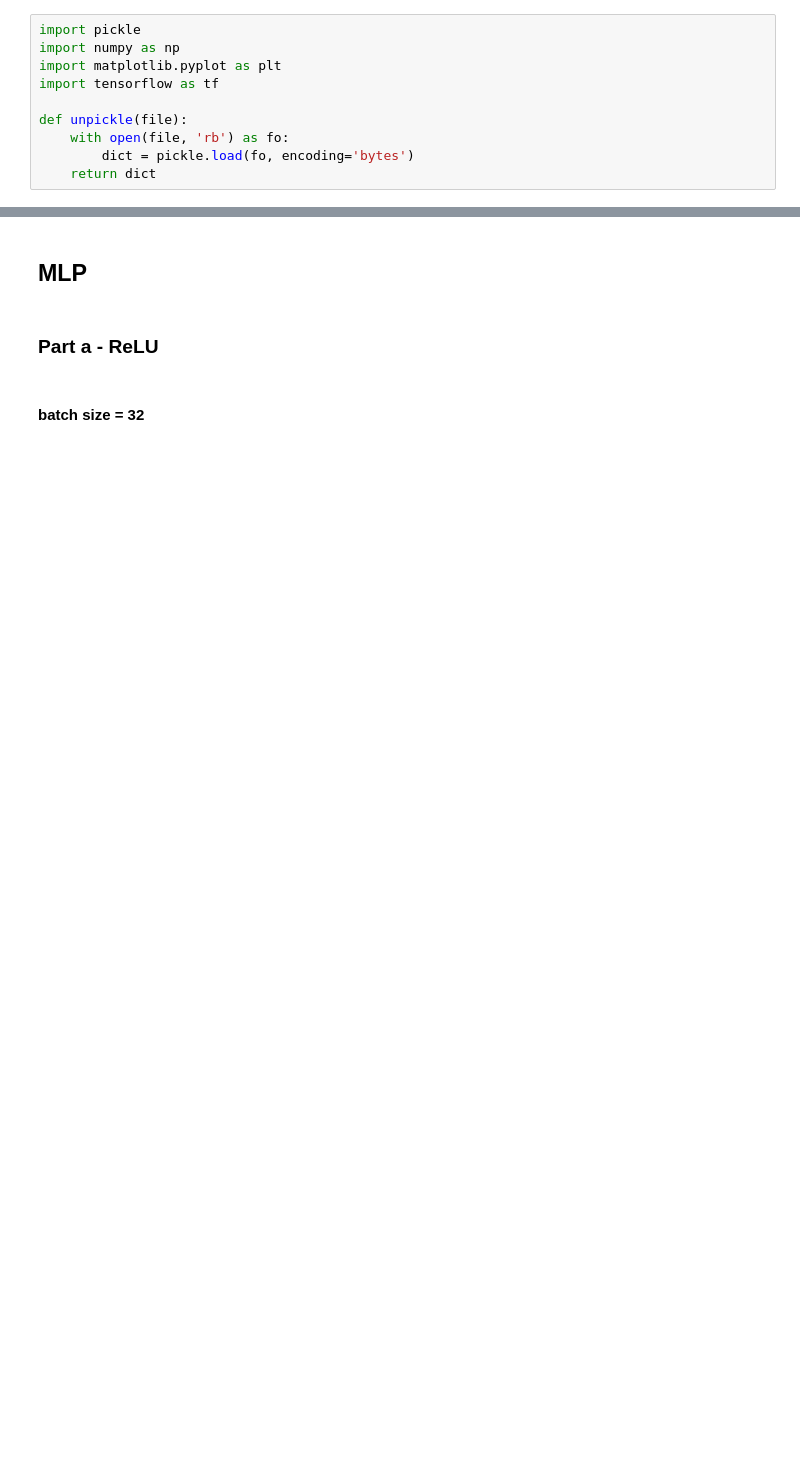
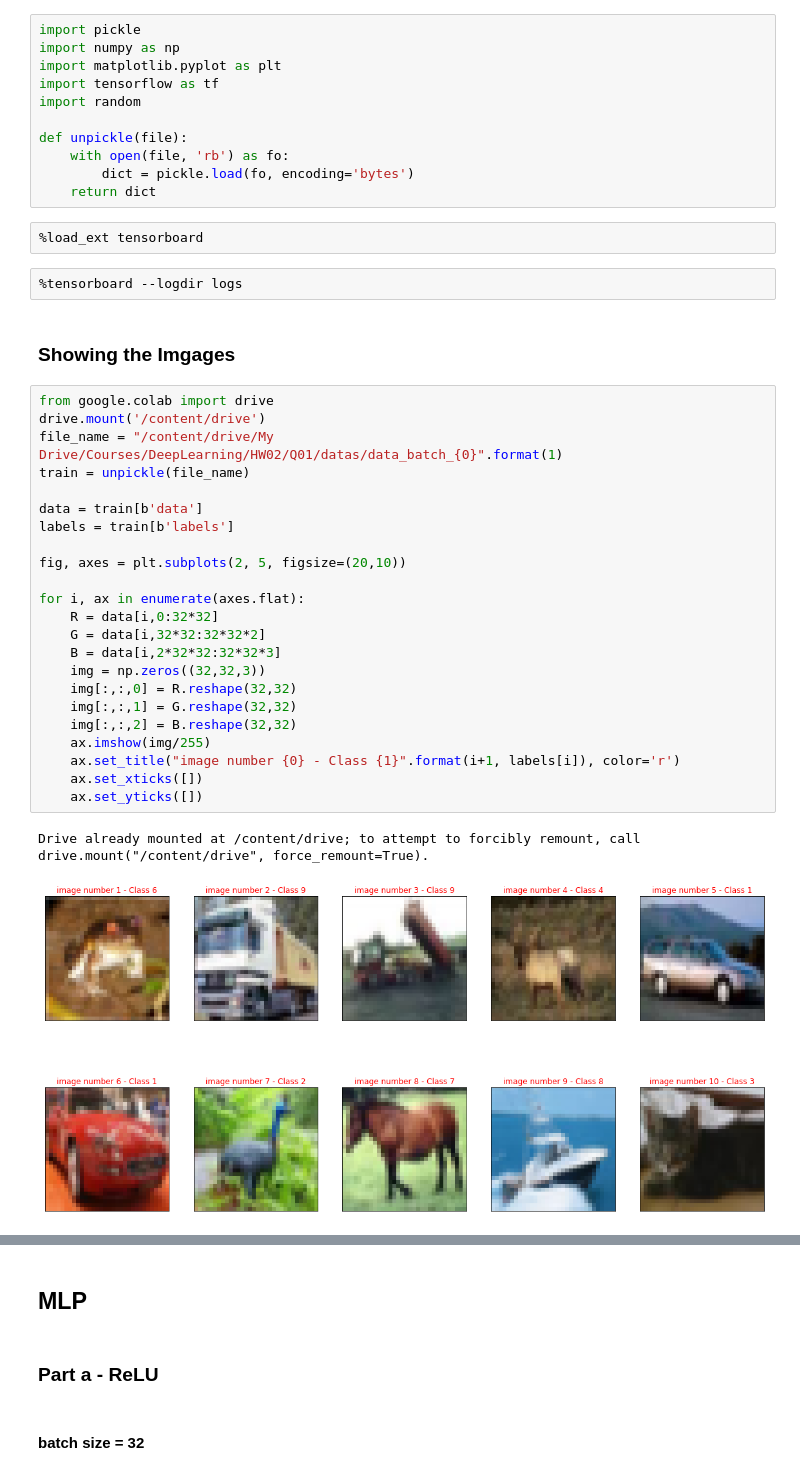
Before and after one commit to AminAlam/CNN-Classifier-CIFAR10, a Jupyter notebook: CNN_4_CIFAR10.ipynb, the cells around one changed output, grey strips where cells are left out. Drawn from its saved outputs; the diff is of its cells as text; blank space fills up the shorter version.

```diff
--- a/CNN_4_CIFAR10.ipynb
+++ b/CNN_4_CIFAR10.ipynb
@@ -3,9 +3,42 @@ import pickle
 import numpy as np
 import matplotlib.pyplot as plt
 import tensorflow as tf
+import random
 
 def unpickle(file):
     with open(file, 'rb') as fo:
         dict = pickle.load(fo, encoding='bytes')
     return dict
+# %%
+%load_ext tensorboard
+# %%
+%tensorboard --logdir logs
+# %% [markdown]
+### Showing the Imgages
+# %%
+from google.colab import drive
+drive.mount('/content/drive')
+file_name = "/content/drive/My Drive/Courses/DeepLearning/HW02/Q01/datas/data_batch_{0}".format(1)
+train = unpickle(file_name)
+
+data = train[b'data']
+labels = train[b'labels']
+
+fig, axes = plt.subplots(2, 5, figsize=(20,10))
+
+for i, ax in enumerate(axes.flat):
+    R = data[i,0:32*32]
+    G = data[i,32*32:32*32*2]
+    B = data[i,2*32*32:32*32*3]
+    img = np.zeros((32,32,3))
+    img[:,:,0] = R.reshape(32,32)
+    img[:,:,1] = G.reshape(32,32)
+    img[:,:,2] = B.reshape(32,32)
+    ax.imshow(img/255)
+    ax.set_title("image number {0} - Class {1}".format(i+1, labels[i]), color='r')
+    ax.set_xticks([])
+    ax.set_yticks([])
+# %% [output]
+Drive already mounted at /content/drive; to attempt to forcibly remount, call drive.mount("/content/drive", force_remount=True).
+[figure, added]
 # %% [markdown]
```
Also changed, not shown: parts of 5 cells of this notebook.
